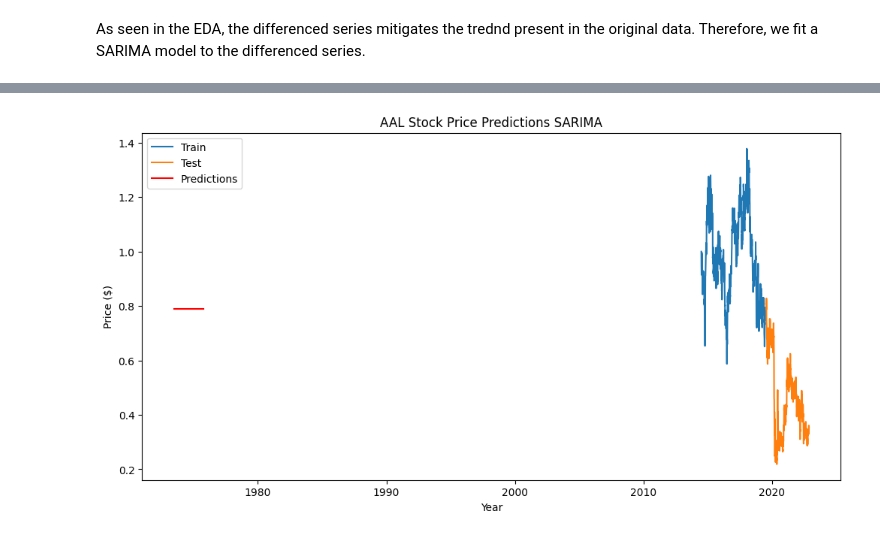
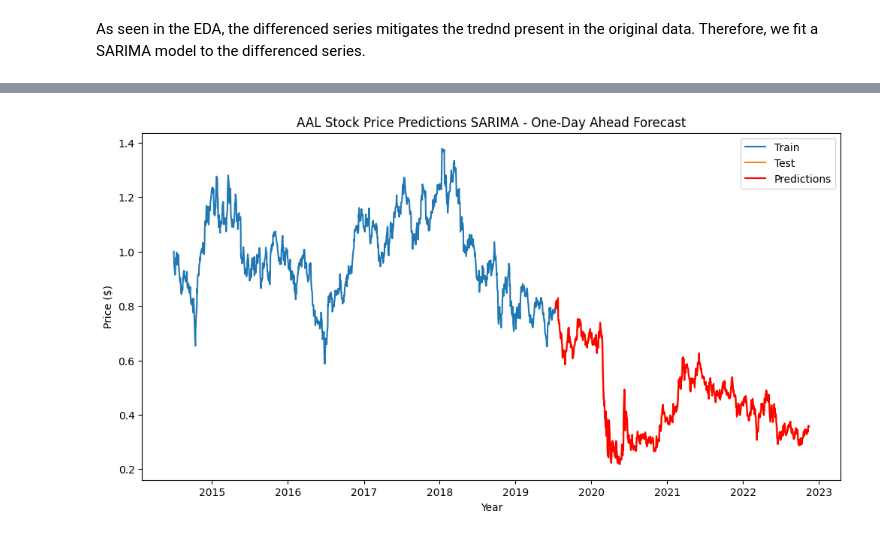
Before and after one commit to wr0om/FintechProject, a Jupyter notebook: Yarden.ipynb, the cells around one changed output, grey strips where cells are left out. Cells and saved outputs as stored; diff of their text form; code cells hidden in the pictures.

Commit message:
Fixed SARIMA Model

```diff
--- a/Yarden.ipynb
+++ b/Yarden.ipynb
@@ -131,0 +167,21 @@ AAL_fit.plot_diagnostics(figsize=(12, 6));
+# %%
+# Create a copy of the original training data
+extended_train = train.copy()
+oda_pred = pd.Series([])
+
+for test_index, test_point in test.items():
+    # Get a one-step forecast using the fitted model
+    forecast = AAL_fit_copy.get_forecast(steps=1)
+    forecast_mean = forecast.predicted_mean.iloc[0]  # Extract the forecasted value
+
+    # Store the forecasted value
+    oda_pred.at[test_index] = forecast_mean
+
+    # Append the new test point to the extended training data
+    extended_train.at[test_index] = test_point
+
+    # Refit the model with the extended data
+    AAL_fit_copy = SARIMAX(extended_train, order=AAL_fit_copy.model.order, seasonal_order=AAL_fit_copy.model.seasonal_order).fit(disp=False)
+
+# Print or plot the predictions
+print(oda_pred)
@@ -132,4 +201,4 @@ AAL_fit.plot_diagnostics(figsize=(12, 6));
 # %%
-plot_predictions(train, test, AAL_pred.predicted_mean, 'SARIMA')
+plot_predictions(train, test, oda_pred, 'SARIMA - One-Day Ahead Forecast')
 # %% [output]
-[figure, old version]
+[figure, new version]
```
Also changed, not shown: parts of 14 cells of this notebook.
